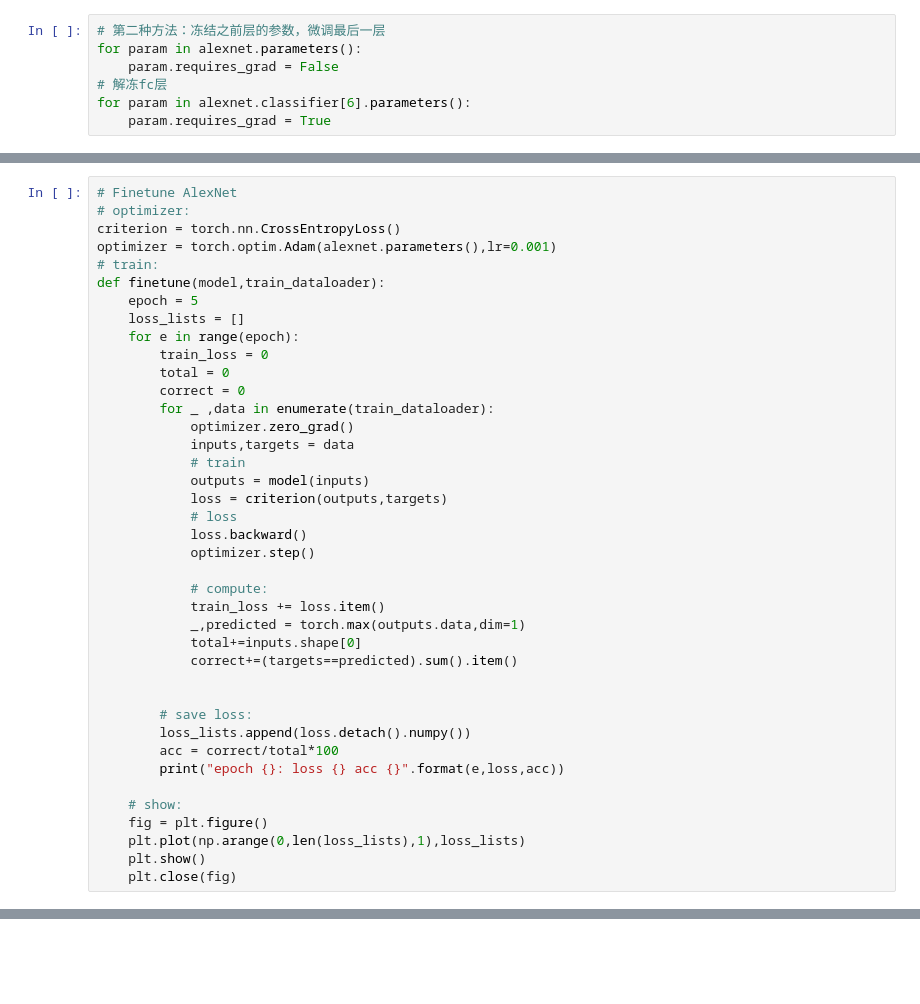
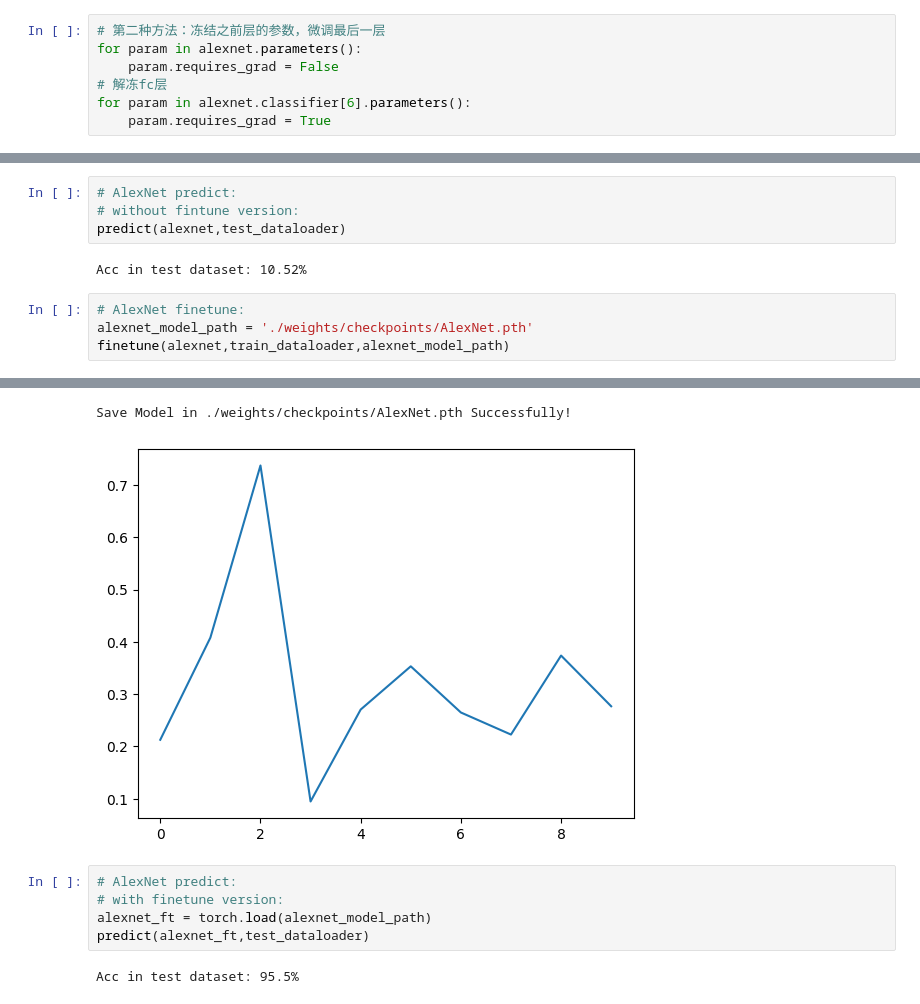
Before and after one commit to RuiNov1st/InternWork, a Jupyter notebook: MNIST.ipynb, the cells around one changed output, grey strips where cells are left out. Saved outputs shown, nothing was run; the diff lists cells and outputs as text; blank space fills up the shorter version.

```diff
--- a/MNIST.ipynb
+++ b/MNIST.ipynb
@@ -397,40 +562,0 @@ Clipping input data to the valid range for imshow with RGB data ([0..1] for floa
-# %%
-# Finetune AlexNet
-# optimizer:
-criterion = torch.nn.CrossEntropyLoss()
-optimizer = torch.optim.Adam(alexnet.parameters(),lr=0.001)
-# train:
-def finetune(model,train_dataloader):
-    epoch = 5
-    loss_lists = []
-    for e in range(epoch):
-        train_loss = 0
-        total = 0
-        correct = 0
-        for _ ,data in enumerate(train_dataloader):
-            optimizer.zero_grad()
-            inputs,targets = data
-            # train
-            outputs = model(inputs)
-            loss = criterion(outputs,targets)
-            # loss
-            loss.backward()
-            optimizer.step()
-
-            # compute:
-            train_loss += loss.item()
-            _,predicted = torch.max(outputs.data,dim=1)
-            total+=inputs.shape[0]
-            correct+=(targets==predicted).sum().item()
-
-
-        # save loss:
-        loss_lists.append(loss.detach().numpy())
-        acc = correct/total*100
-        print("epoch {}: loss {} acc {}".format(e,loss,acc))
-
-    # show:
-    fig = plt.figure()
-    plt.plot(np.arange(0,len(loss_lists),1),loss_lists)
-    plt.show()
-    plt.close(fig)
@@ -461,0 +563,11 @@ Accuracy on test:4.6875%
+# %%
+# AlexNet predict:
+# without fintune version:
+predict(alexnet,test_dataloader)
+# %% [output]
+Acc in test dataset: 10.52%
+# %%
+# AlexNet finetune:
+alexnet_model_path = './weights/checkpoints/AlexNet.pth'
+finetune(alexnet,train_dataloader,alexnet_model_path)
+# %% [output]
@@ -461,0 +584,9 @@ Accuracy on test:4.6875%
+Save Model in ./weights/checkpoints/AlexNet.pth Successfully!
+[figure, added]
+# %%
+# AlexNet predict:
+# with finetune version:
+alexnet_ft = torch.load(alexnet_model_path)
+predict(alexnet_ft,test_dataloader)
+# %% [output]
+Acc in test dataset: 95.5%
```
Also changed, not shown: parts of 30 cells of this notebook, 2 other files.
